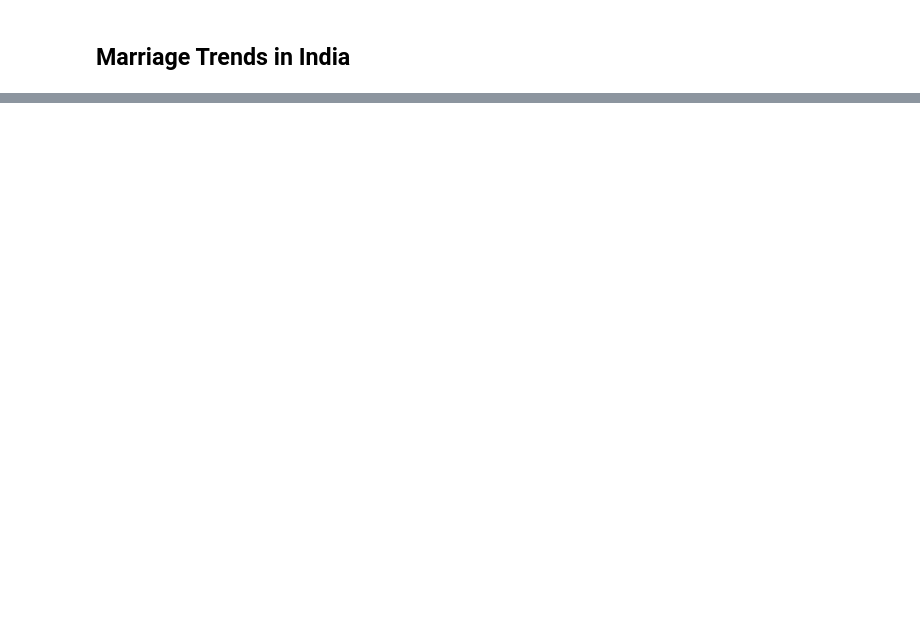
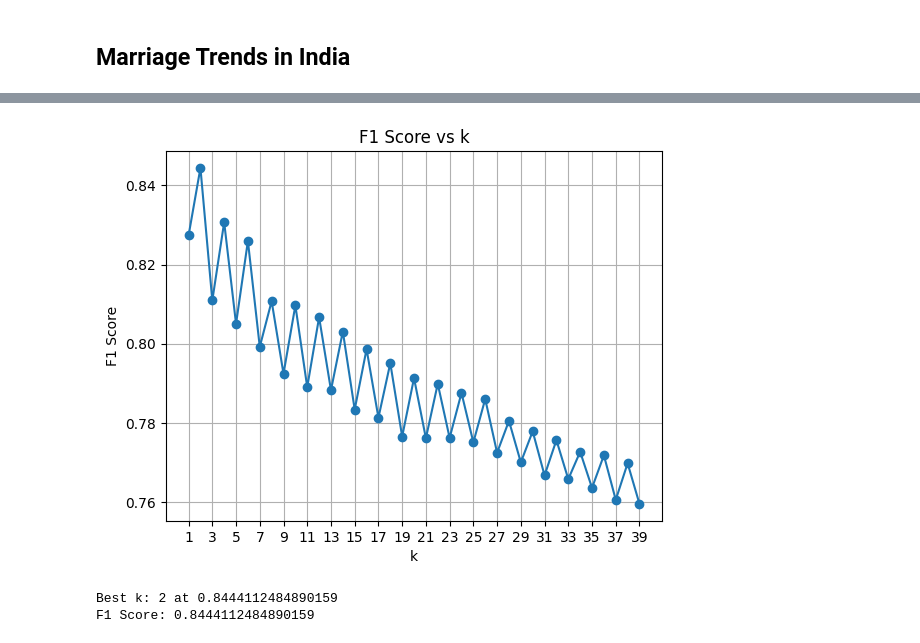
Before and after one commit to yelisetti/SEIS763FinalProject, a Jupyter notebook: Project.ipynb, the cells around one changed output, grey strips where cells are left out. Cells and saved outputs as stored; diff of their text form; code cells hidden in the pictures; blank space fills up the shorter version.

```diff
--- a/Project.ipynb
+++ b/Project.ipynb
@@ -85,7 +269,7 @@ scaler_cols = ['Age_at_Marriage', 'Children_Count', 'Years_Since_Marriage']
 scaler = StandardScaler()
 
 X_train_smote[scaler_cols] = scaler.fit_transform(X_train_smote[scaler_cols])
-X_train_smote[scaler_cols] = scaler.transform(X_train_smote[scaler_cols])
+X_test_smote[scaler_cols] = scaler.transform(X_test_smote[scaler_cols])
 
 display(X_train_smote.head())
-display(X_train_smote.head())
+display(X_test_smote.head())
@@ -109,31 +331,0 @@ print(classifierObj.score(X_test_smote,y_test_smote))
-# %%
-#Testing different test sizes vs. accuracy for Logistic Regression
-
-accuracy_scores = []
-for i in arange(0.1, 1.0, 0.1):
-    X_train_smote, X_test_smote, y_train_smote, y_test_smote = train_test_split(X_new, y_new, test_size=i, random_state=42, stratify=y_new)
-
-    scaler_cols = ['Age_at_Marriage', 'Children_Count', 'Years_Since_Marriage']
-    scaler = StandardScaler()
-
-    X_train_smote[scaler_cols] = scaler.fit_transform(X_train_smote[scaler_cols])
-    X_train_smote[scaler_cols] = scaler.transform(X_train_smote[scaler_cols])
-
-    classifierObj = LogisticRegression()
-    classifierObj.fit(X_train_smote, y_train_smote)
-
-    #Making predictions on the Test Set
-    y_pred = classifierObj.predict(X_test_smote)
-    #Print Model Accuracy
-    accuracy_scores.append(classifierObj.score(X_test_smote,y_test_smote))
-
-#graph i vs accuracy
-import matplotlib.pyplot as plt
-plt.figure(figsize=(10, 6))
-plt.plot(arange(0.1, 1.0, 0.1), accuracy_scores, marker='o')
-plt.title('Test Size vs Logistic Accuracy')
-plt.xlabel('Test Size')
-plt.ylabel('Logistic Accuracy')
-plt.xticks(arange(0, 1, .1))
-plt.yticks(arange(0, 1, .1))
-plt.grid()
@@ -246,31 +484,35 @@ modelclassificationreport(GaussianNB(), "GaussianNB")
 # %%
 from sklearn.neighbors import KNeighborsClassifier
 from sklearn.metrics  import f1_score
 
 macro_f1_scores = []
 for k in range(1, 40):
     classifierObj = KNeighborsClassifier(n_neighbors=k)
-    classifierObj.fit(X_train_smote, y_train_smote)
-    y_pred = classifierObj.predict(X_test_smote)
+    classifierObj.fit(X_train_pca, y_train_smote)
+    y_pred = classifierObj.predict(X_test_pca)
     f1 = f1_score(y_test_smote, y_pred, average='macro')
     macro_f1_scores.append(f1)
 
 plt.plot(range(1, 40, 1), macro_f1_scores, marker='o')
 plt.xlabel('k')
 plt.ylabel('F1 Score')
 plt.title('F1 Score vs k')
 plt.xticks(range(1, 40, 2))
 plt.grid(True)
 plt.show()
 
 best_k_index = np.argmax(macro_f1_scores) + 1
 print(f"Best k: {best_k_index} at {macro_f1_scores[best_k_index-1]}")
 
-classifierObj = KNeighborsClassifier(n_neighbors=38)
-classifierObj.fit(X_train_smote, y_train_smote)
-y_pred = classifierObj.predict(X_test_smote)
+classifierObj = KNeighborsClassifier(n_neighbors=2)
+classifierObj.fit(X_train_pca, y_train_smote)
+y_pred = classifierObj.predict(X_test_pca)
 f1 = f1_score(y_test_smote, y_pred, average='macro')
 print(f"F1 Score: {f1}")
+# %% [output]
+[figure, added]
+Best k: 2 at 0.8444112484890159
+F1 Score: 0.8444112484890159
 # %%
 from sklearn.ensemble import VotingClassifier
 
```
Also changed, not shown: parts of 27 cells of this notebook.
